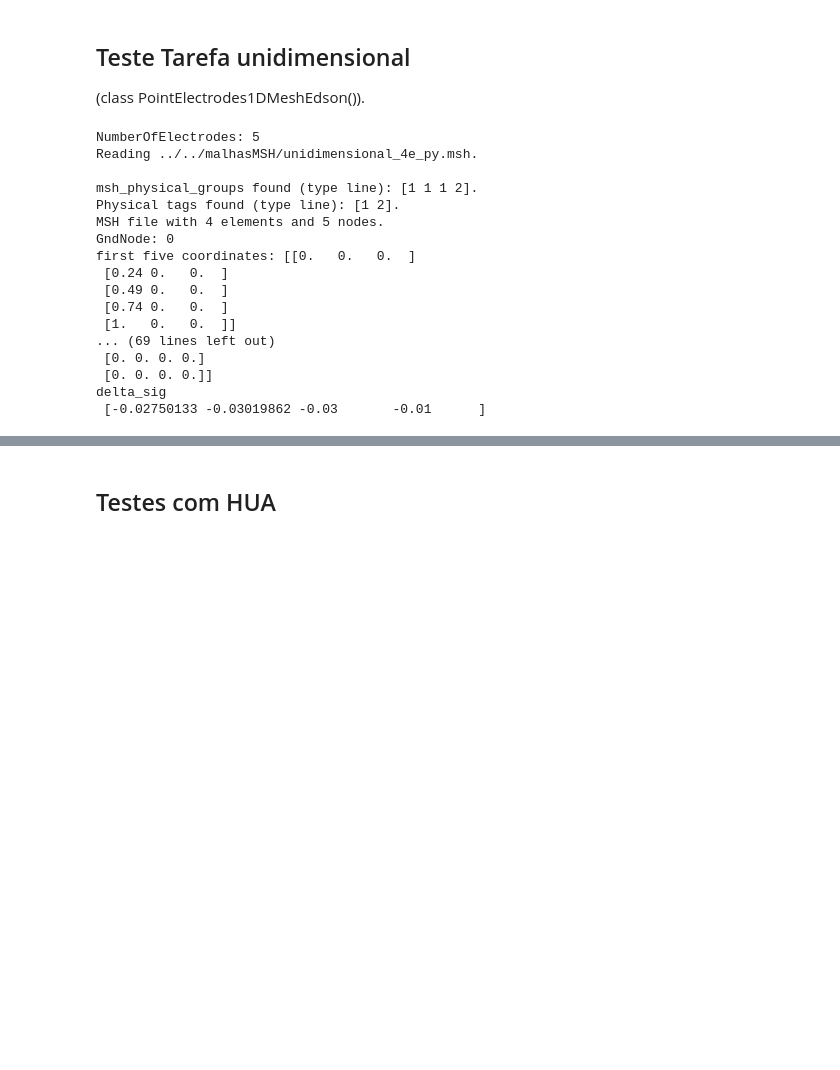
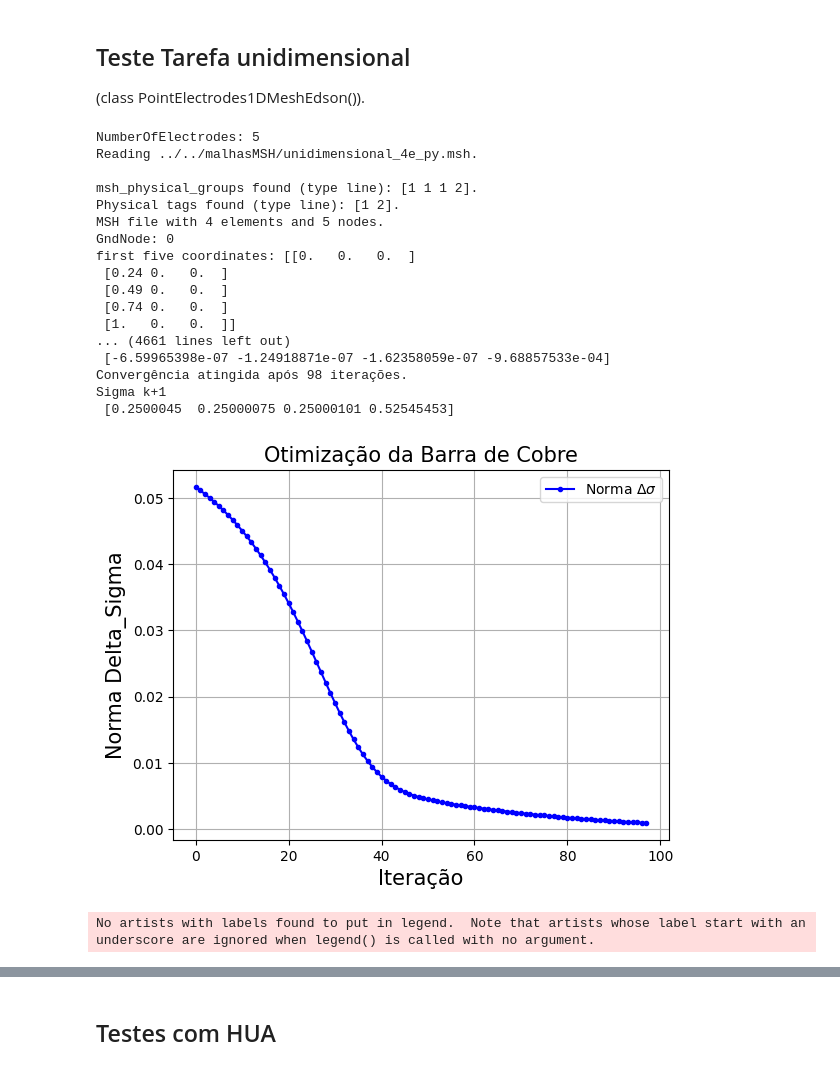
Before and after one commit to rodgraneiro/EIT_2D, a Jupyter notebook: exemplos/biblioteca_Edson/exemplos_biblioteca_Edson.ipynb, the cells around one changed output, grey strips where cells are left out. Drawn from its saved outputs; the diff is of its cells as text; code cells hidden in the pictures; blank space fills up the shorter version.

Commit message:
teste classe inverseProblem

```diff
--- a/exemplos/biblioteca_Edson/exemplos_biblioteca_Edson.ipynb
+++ b/exemplos/biblioteca_Edson/exemplos_biblioteca_Edson.ipynb
@@ -44,36 +44,38 @@ fwd = forwardProblem.forward_problem(MinhaMalha1D, Pcorrente=Pcorrente)   # __in
 fwd.Solve()
 
 #plt.plot(fwd.Vmedido)
 print(f'Vmedido \n {fwd.Vmedido.shape}')
 nome_arquivo = 'unidimensional_100e_py'
 
 N_padraoCC = 1
 
 ##fwd.criar_arquivo_pos_2D(N_padraoCC, fwd.Vmedido, nome_arquivo)
 #fwd.criar_arquivo_pos_2D(fwd.Vmedido, nome_arquivo)
 
 #fwd.abrir_Gmsh_pos(nome_arquivo, runGmsh=True)
 
 
 V_measured = fwd.Vmedido_eletrodos
 invProblem = inverseProblem.inverse_problem(MinhaMalha1D, Pcorrente=Pcorrente)
-invProblem.solve(sigma_inicial, V_measured)
+invProblem.solve(sigma_inicial, V_measured, meus_sigmas)
 #print('Y_jacobian',invProblem.Y_jacobian)
 # %% [output]
 NumberOfElectrodes: 5
 Reading ../../malhasMSH/unidimensional_4e_py.msh.
 
 msh_physical_groups found (type line): [1 1 1 2].
 Physical tags found (type line): [1 2].
 MSH file with 4 elements and 5 nodes.
 GndNode: 0
 first five coordinates: [[0.   0.   0.  ]
  [0.24 0.   0.  ]
  [0.49 0.   0.  ]
  [0.74 0.   0.  ]
  [1.   0.   0.  ]]
-... (69 lines left out)
- [0. 0. 0. 0.]
- [0. 0. 0. 0.]]
-delta_sig
- [-0.02750133 -0.03019862 -0.03       -0.01      ]
+... (4661 lines left out)
+ [-6.59965398e-07 -1.24918871e-07 -1.62358059e-07 -9.68857533e-04]
+Convergência atingida após 98 iterações.
+Sigma k+1
+ [0.2500045  0.25000075 0.25000101 0.52545453]
+[figure, added]
+No artists with labels found to put in legend.  Note that artists whose label start with an underscore are ignored when legend() is called with no argument.
```
Also changed, not shown: parts of 1 cell of this notebook.
